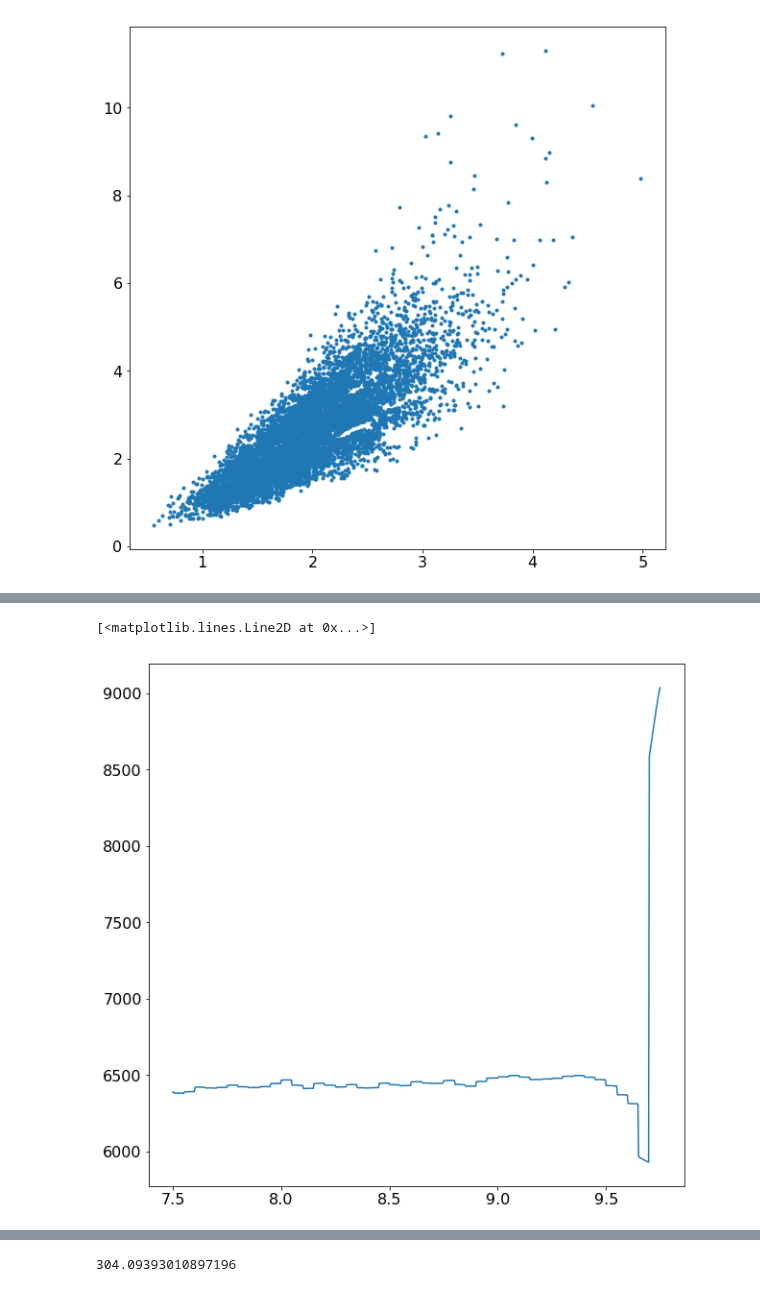
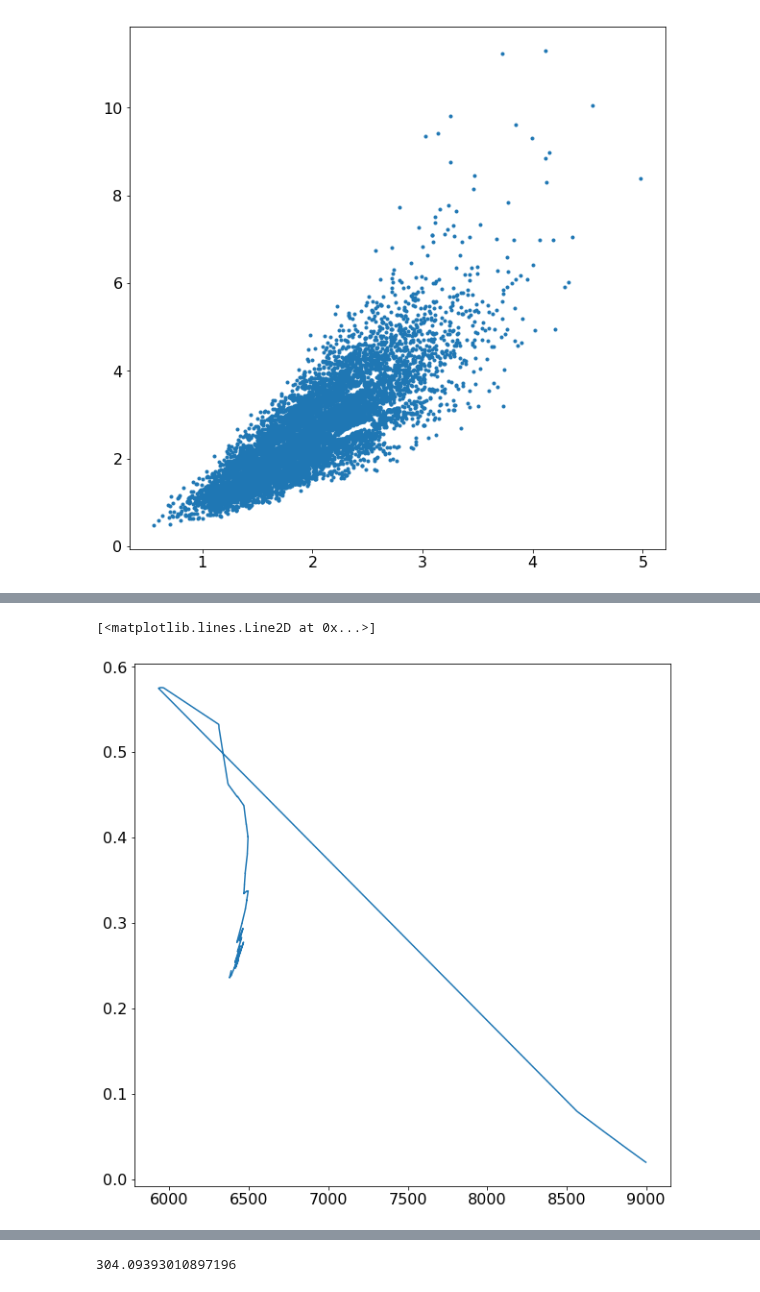
Before and after one commit to farr/Aldebaran, a Jupyter notebook: notebooks/equilibrium.ipynb, the cells around one changed output, grey strips where cells are left out. Drawn from its saved outputs; the diff is of its cells as text; code cells hidden in the pictures.

```diff
--- a/notebooks/equilibrium.ipynb
+++ b/notebooks/equilibrium.ipynb
@@ -252,10 +250,10 @@ times = np.linspace(7.5,11.0,1000)
 Teff = 10**mist.logTeff(masses.mean(),times,fehs.mean())
 logLs = mist.logL(masses.mean(),times,fehs.mean())
 # %%
-plt.plot(times,Teff)
+plt.plot(Teff,logLs)
 # %% [output]
 [<matplotlib.lines.Line2D at 0x...>]
-[figure, old version]
+[figure, new version]
 # %%
 plt.plot(times,meanells,'x')
 plt.errorbar(times,meanells,yerr=stdells,linestyle='none')
```
Also changed, not shown: parts of 25 cells of this notebook.
